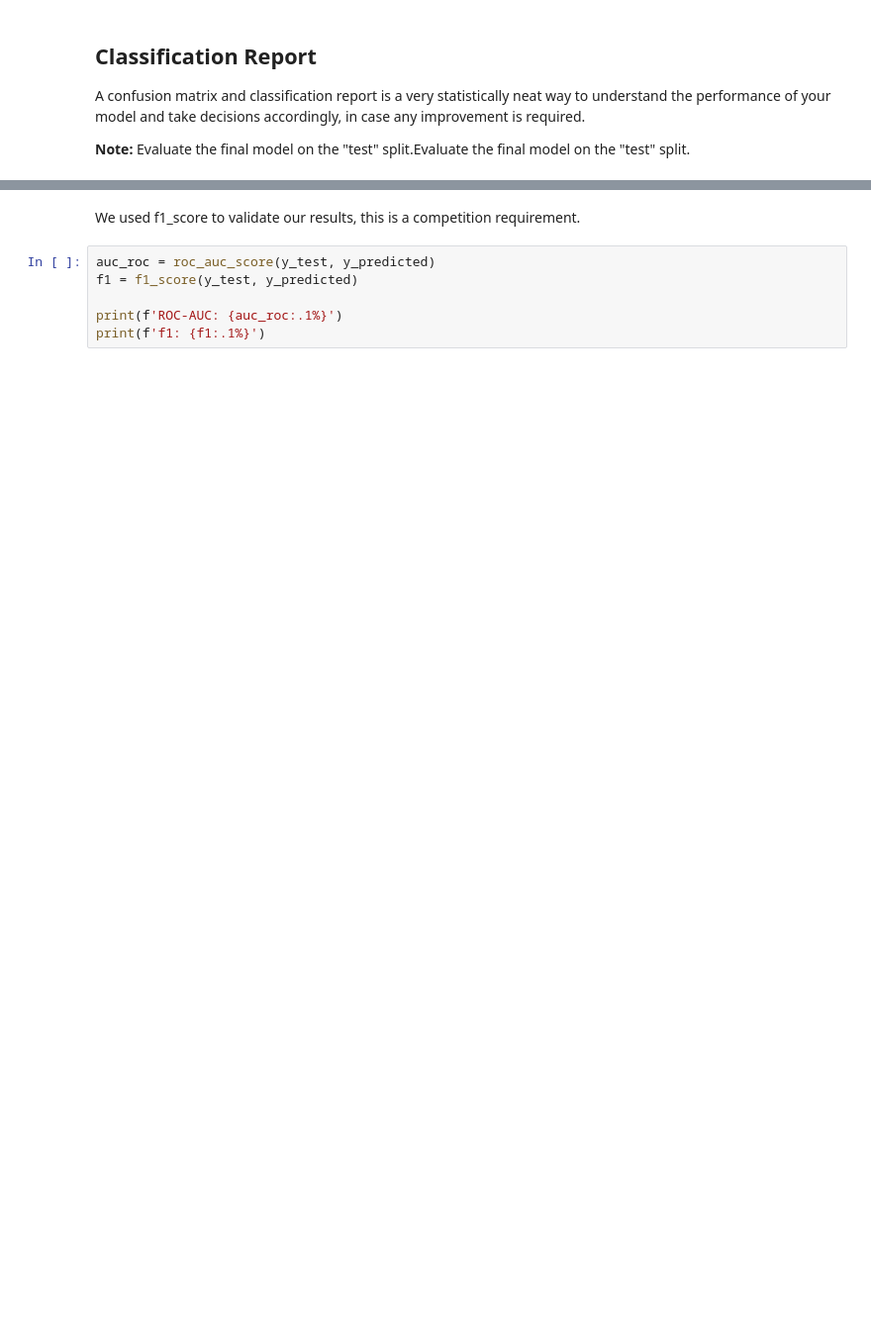
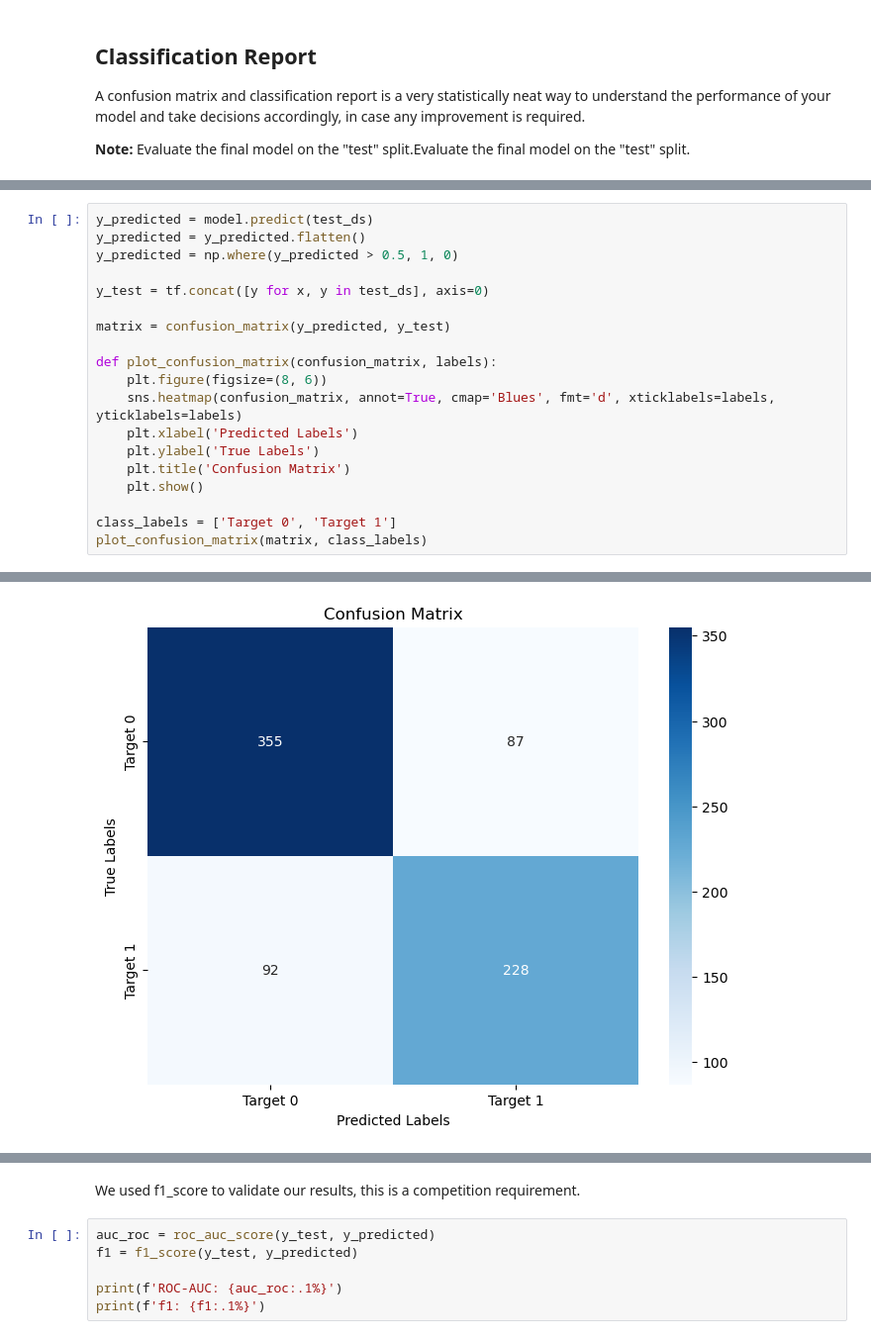
Before and after one commit to msusol/kaggle, a Jupyter notebook: notebooks/disaster-tweet-classification-tensorflow.ipynb, the cells around one changed output, grey strips where cells are left out. Shown at 99% size. Cells and saved outputs as stored; diff of their text form; blank space fills up the shorter version.

```diff
--- a/notebooks/disaster-tweet-classification-tensorflow.ipynb
+++ b/notebooks/disaster-tweet-classification-tensorflow.ipynb
@@ -304,0 +627,20 @@ array([[717, 152],
+# %%
+y_predicted = model.predict(test_ds)
+y_predicted = y_predicted.flatten()
+y_predicted = np.where(y_predicted > 0.5, 1, 0)
+
+y_test = tf.concat([y for x, y in test_ds], axis=0)
+
+matrix = confusion_matrix(y_predicted, y_test)
+
+def plot_confusion_matrix(confusion_matrix, labels):
+    plt.figure(figsize=(8, 6))
+    sns.heatmap(confusion_matrix, annot=True, cmap='Blues', fmt='d', xticklabels=labels, yticklabels=labels)
+    plt.xlabel('Predicted Labels')
+    plt.ylabel('True Labels')
+    plt.title('Confusion Matrix')
+    plt.show()
+
+class_labels = ['Target 0', 'Target 1']
+plot_confusion_matrix(matrix, class_labels)
+# %% [output]
@@ -305,3 +648,4 @@ array([[717, 152],
+[figure, added]
 # %%
 print(classification_report(y_test, y_predicted))
 # %% [output]
```
Also changed, not shown: parts of 38 cells of this notebook, 1 other file.
